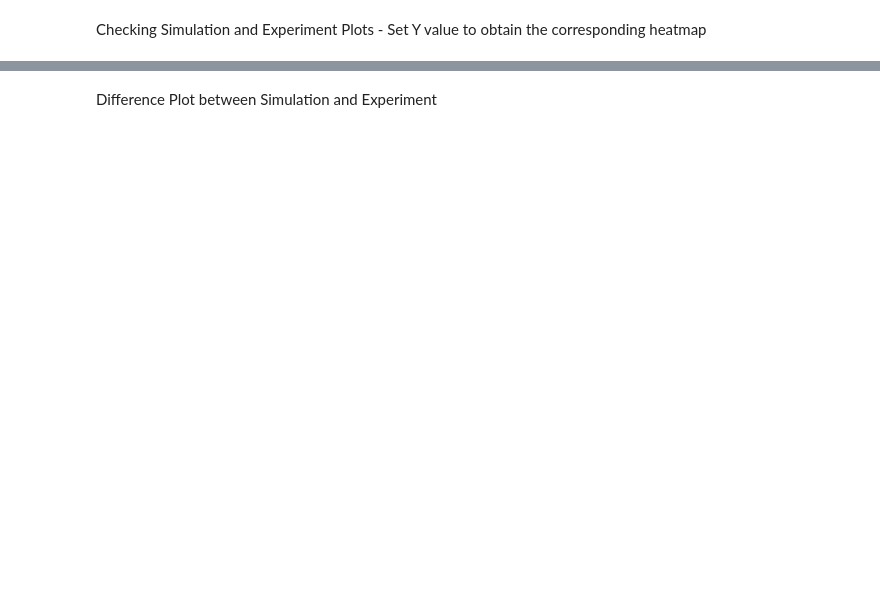
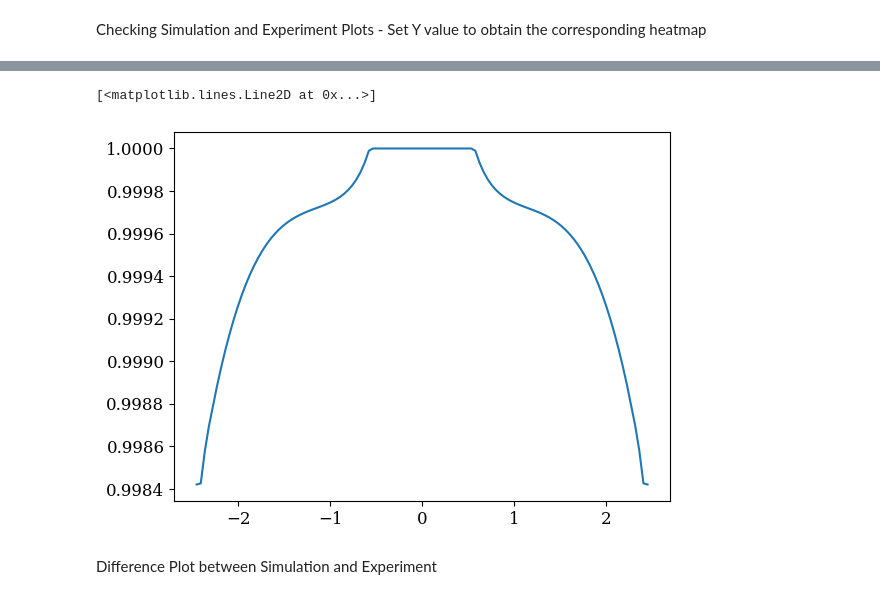
Before and after one commit to apranav22/bayesian_nmor, a Jupyter notebook: Trial_Y_Field_Estimation_Dataset_3.ipynb, the cells around one changed output, grey strips where cells are left out. Cells and saved outputs as stored; diff of their text form; code cells hidden in the pictures; blank space fills up the shorter version.

```diff
--- a/Trial_Y_Field_Estimation_Dataset_3.ipynb
+++ b/Trial_Y_Field_Estimation_Dataset_3.ipynb
@@ -1479,6 +1613,11 @@ Sim Data
 Exp Data
 [figure]
 [figure]
+# %%
+plt.plot(f_bias_axis,sim_matrix[:, :, 0].get()[-1,:])
+# %% [output]
+[<matplotlib.lines.Line2D at 0x...>]
+[figure, added]
 # %% [markdown]
 Difference Plot between Simulation and Experiment
 # %%
```
Also changed, not shown: parts of 26 cells of this notebook, 4 other files.
